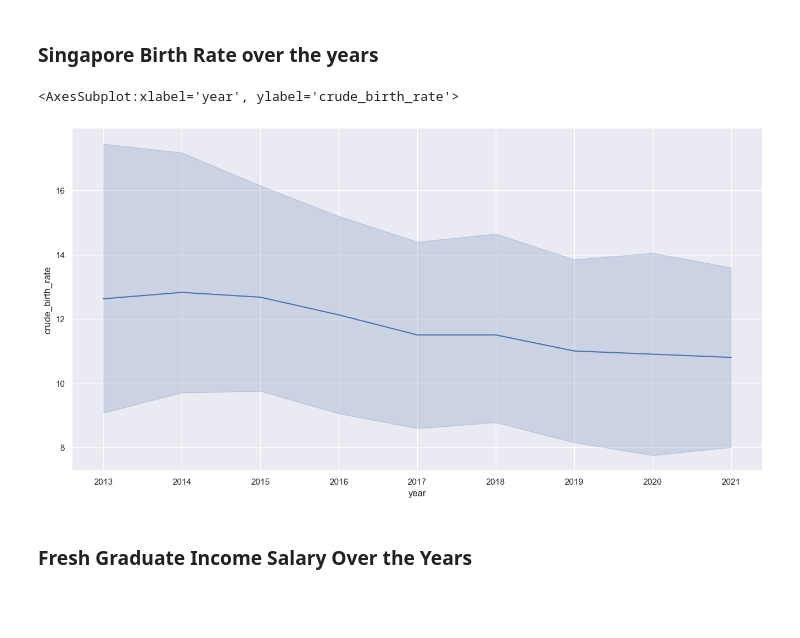
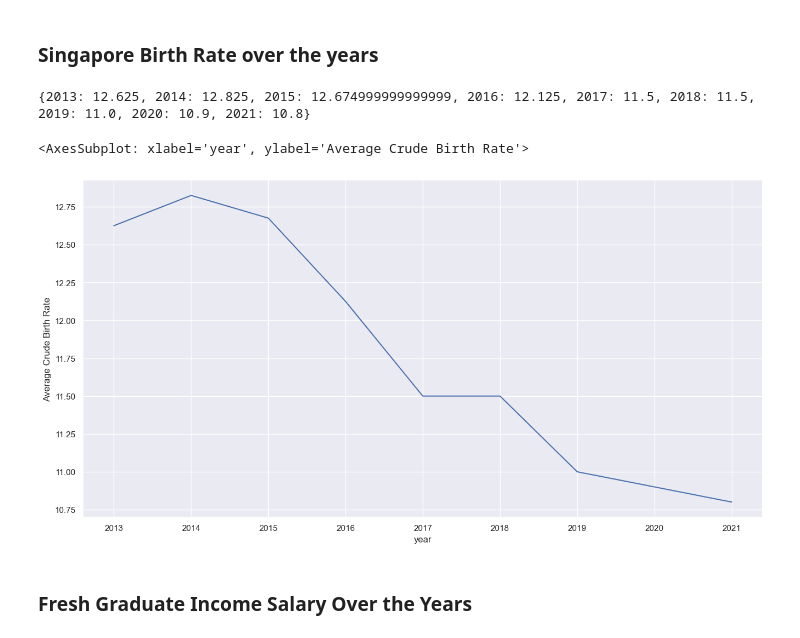
Before and after one commit to ShondoKu/EE5087-Mini-Project, a Jupyter notebook: EE5087_GroupProj.ipynb, the cells around one changed output. Drawn from its saved outputs; the diff is of its cells as text; code cells hidden in the pictures; blank space fills up the shorter version.

```diff
--- a/EE5087_GroupProj.ipynb
+++ b/EE5087_GroupProj.ipynb
@@ -22,13 +21,24 @@ birth_Death_Rate_Data.head()
 # %%
 birth_Rate = pd.DataFrame(birth_Death_Rate_Data[['crude_birth_rate','year']])
 birth_Rate_Above2012 = birth_Rate[birth_Rate['year'] >= 2013]
-birth_Rate_Above2012.head()
+'''f = plt.figure(figsize=(16, 8))
+sb.lineplot(data = birth_Rate_Above2012, x = 'year', y = 'crude_birth_rate')'''
+
+averge_BirthRate_perYear = {}
+for x in birth_Rate_Above2012['year']:
+    birth_Rate_mean = birth_Rate_Above2012.query('year == ' + str(x))['crude_birth_rate'].astype(float).mean()
+    averge_BirthRate_perYear[x] = birth_Rate_mean
+
+print(averge_BirthRate_perYear)
+
+df_averge_BirthRate_perYear = pd.DataFrame(averge_BirthRate_perYear.items(), columns=['year', 'Average Crude Birth Rate'])
 
 f = plt.figure(figsize=(16, 8))
-sb.lineplot(data = birth_Rate_Above2012, x = 'year', y = 'crude_birth_rate')
+sb.lineplot(data = df_averge_BirthRate_perYear, x = 'year', y = 'Average Crude Birth Rate')
 # %% [output]
-<AxesSubplot:xlabel='year', ylabel='crude_birth_rate'>
+{2013: 12.625, 2014: 12.825, 2015: 12.674999999999999, 2016: 12.125, 2017: 11.5, 2018: 11.5, 2019: 11.0, 2020: 10.9, 2021: 10.8}
+<AxesSubplot: xlabel='year', ylabel='Average Crude Birth Rate'>
-[figure, old version]
+[figure, new version]
 # %% [markdown]
 ### Fresh Graduate Income Salary Over the Years
 # %%
```
Also changed, not shown: parts of 6 cells of this notebook, 1 other file.
